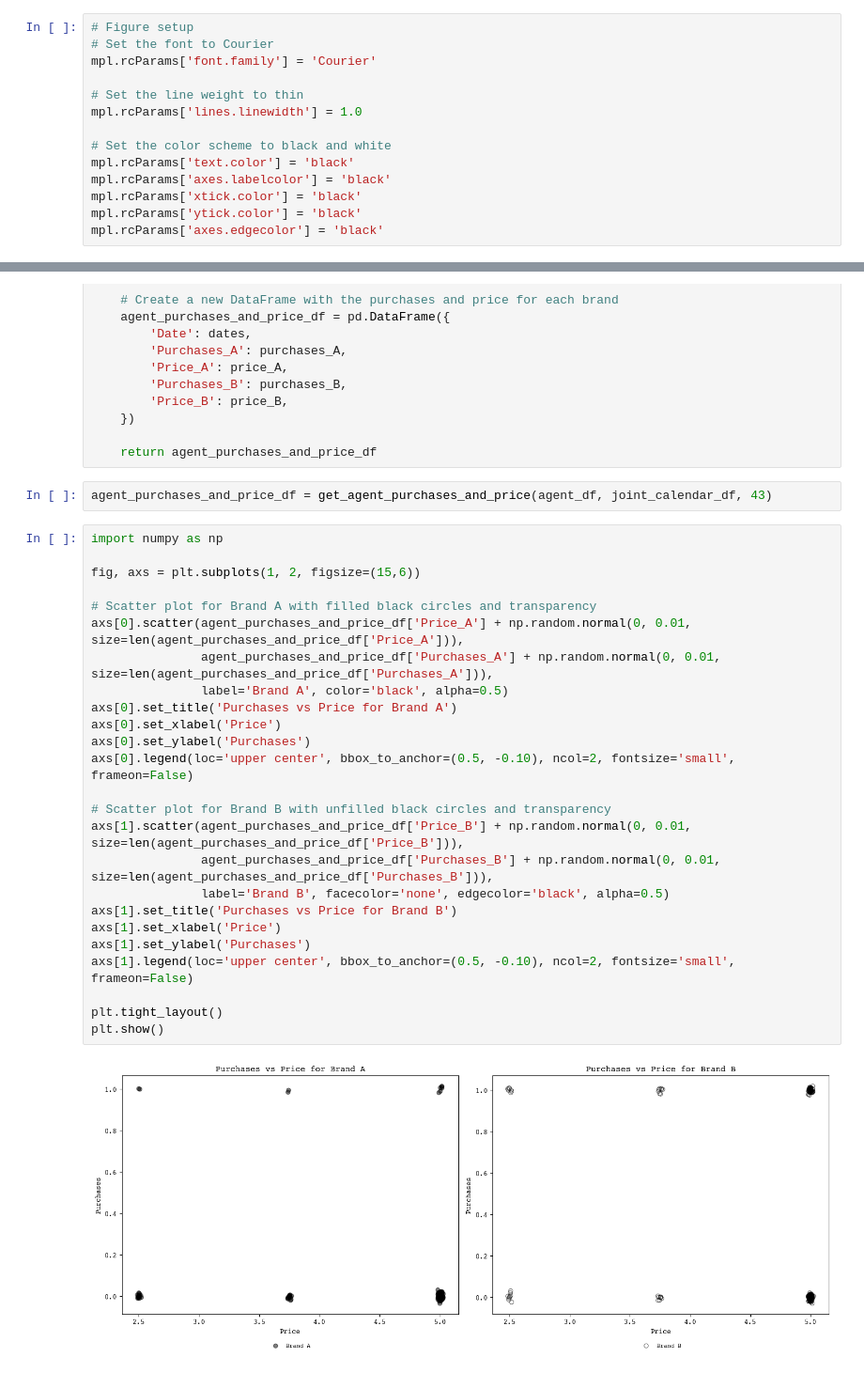
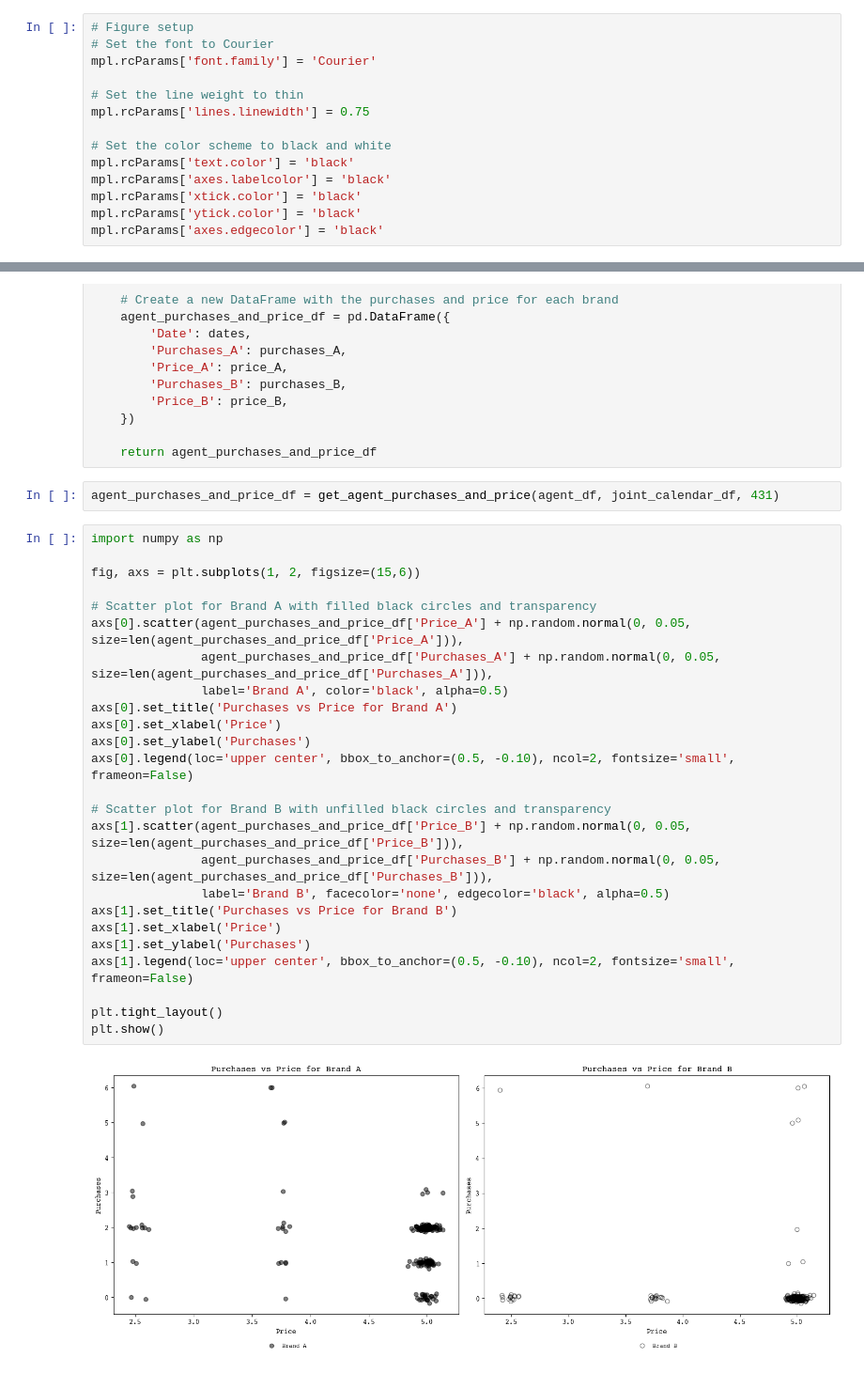
Before and after one commit to mcfitzgerald/consumer-abm, a Jupyter notebook: agent_df_transformations.ipynb, the cells around one changed output, grey strips where cells are left out. Shown: that part at 94% size. Cells and saved outputs as stored; diff of their text form.

```diff
--- a/agent_df_transformations.ipynb
+++ b/agent_df_transformations.ipynb
@@ -8,7 +8,7 @@ import matplotlib as mpl
 mpl.rcParams['font.family'] = 'Courier'
 
 # Set the line weight to thin
-mpl.rcParams['lines.linewidth'] = 1.0
+mpl.rcParams['lines.linewidth'] = 0.75
 
 # Set the color scheme to black and white
 mpl.rcParams['text.color'] = 'black'
@@ -320,31 +342,31 @@ def get_agent_purchases_and_price(agent_df, joint_calendar_df, agent_id):
 
     return agent_purchases_and_price_df
 # %%
-agent_purchases_and_price_df = get_agent_purchases_and_price(agent_df, joint_calendar_df, 43)
+agent_purchases_and_price_df = get_agent_purchases_and_price(agent_df, joint_calendar_df, 431)
 # %%
 import numpy as np
 
 fig, axs = plt.subplots(1, 2, figsize=(15,6))
 
 # Scatter plot for Brand A with filled black circles and transparency
-axs[0].scatter(agent_purchases_and_price_df['Price_A'] + np.random.normal(0, 0.01, size=len(agent_purchases_and_price_df['Price_A'])),
-               agent_purchases_and_price_df['Purchases_A'] + np.random.normal(0, 0.01, size=len(agent_purchases_and_price_df['Purchases_A'])),
+axs[0].scatter(agent_purchases_and_price_df['Price_A'] + np.random.normal(0, 0.05, size=len(agent_purchases_and_price_df['Price_A'])),
+               agent_purchases_and_price_df['Purchases_A'] + np.random.normal(0, 0.05, size=len(agent_purchases_and_price_df['Purchases_A'])),
                label='Brand A', color='black', alpha=0.5)
 axs[0].set_title('Purchases vs Price for Brand A')
 axs[0].set_xlabel('Price')
 axs[0].set_ylabel('Purchases')
 axs[0].legend(loc='upper center', bbox_to_anchor=(0.5, -0.10), ncol=2, fontsize='small', frameon=False)
 
 # Scatter plot for Brand B with unfilled black circles and transparency
-axs[1].scatter(agent_purchases_and_price_df['Price_B'] + np.random.normal(0, 0.01, size=len(agent_purchases_and_price_df['Price_B'])),
-               agent_purchases_and_price_df['Purchases_B'] + np.random.normal(0, 0.01, size=len(agent_purchases_and_price_df['Purchases_B'])),
+axs[1].scatter(agent_purchases_and_price_df['Price_B'] + np.random.normal(0, 0.05, size=len(agent_purchases_and_price_df['Price_B'])),
+               agent_purchases_and_price_df['Purchases_B'] + np.random.normal(0, 0.05, size=len(agent_purchases_and_price_df['Purchases_B'])),
                label='Brand B', facecolor='none', edgecolor='black', alpha=0.5)
 axs[1].set_title('Purchases vs Price for Brand B')
 axs[1].set_xlabel('Price')
 axs[1].set_ylabel('Purchases')
 axs[1].legend(loc='upper center', bbox_to_anchor=(0.5, -0.10), ncol=2, fontsize='small', frameon=False)
 
 plt.tight_layout()
 plt.show()
 # %% [output]
-[figure, old version]
+[figure, new version]
```
Also changed, not shown: parts of 15 cells of this notebook, 1 other file.
